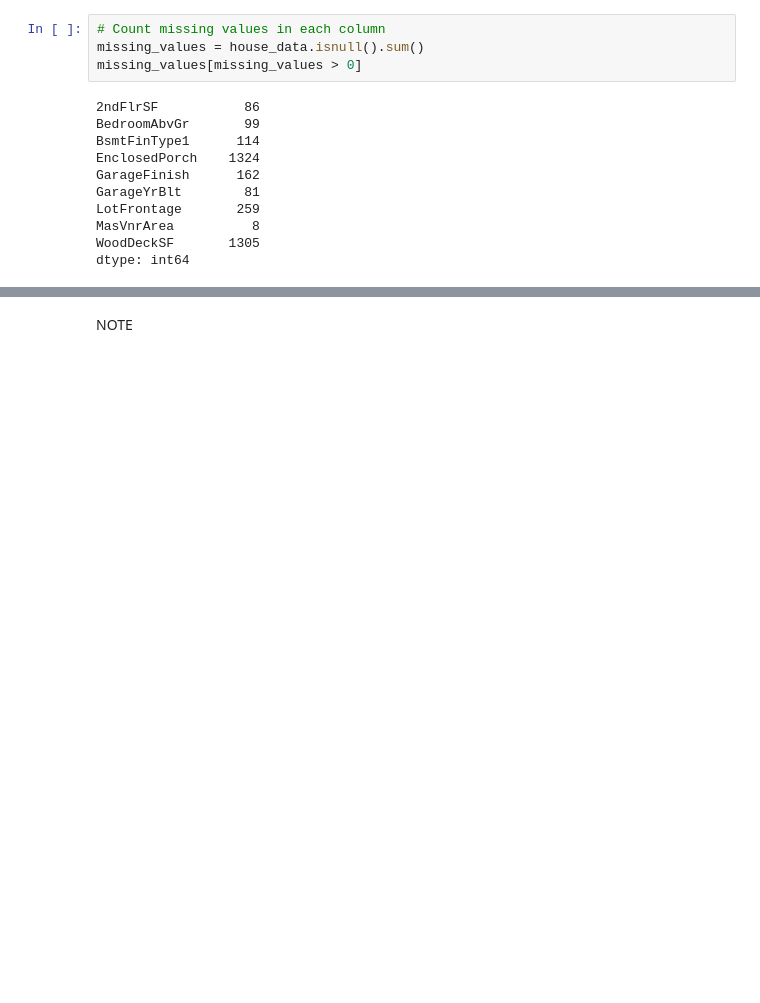
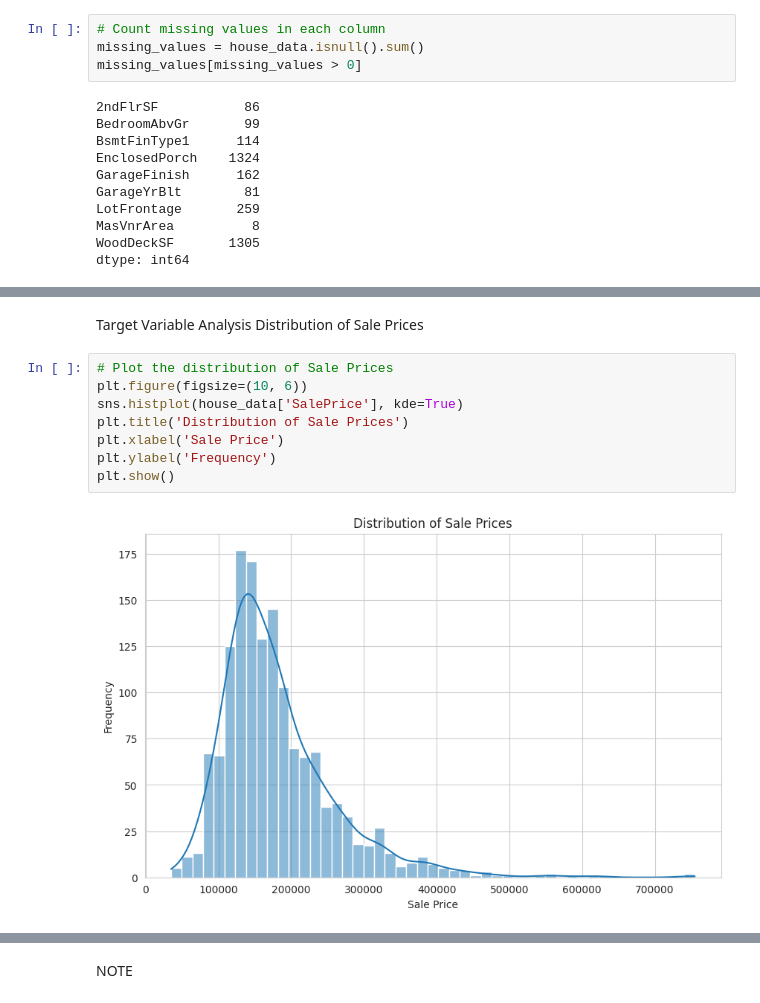
Before and after one commit to johnfurlong98/house_price_project, a Jupyter notebook: jupyter_notebooks/Notebook_Template.ipynb, the cells around one changed output, grey strips where cells are left out. Cells and saved outputs as stored; diff of their text form; blank space fills up the shorter version.

```diff
--- a/jupyter_notebooks/Notebook_Template.ipynb
+++ b/jupyter_notebooks/Notebook_Template.ipynb
@@ -151,0 +162,13 @@ dtype: int64
+# %% [markdown]
+Target Variable Analysis
+Distribution of Sale Prices
+# %%
+# Plot the distribution of Sale Prices
+plt.figure(figsize=(10, 6))
+sns.histplot(house_data['SalePrice'], kde=True)
+plt.title('Distribution of Sale Prices')
+plt.xlabel('Sale Price')
+plt.ylabel('Frequency')
+plt.show()
+# %% [output]
+[figure, added]
```
Also changed, not shown: parts of 14 cells of this notebook.
